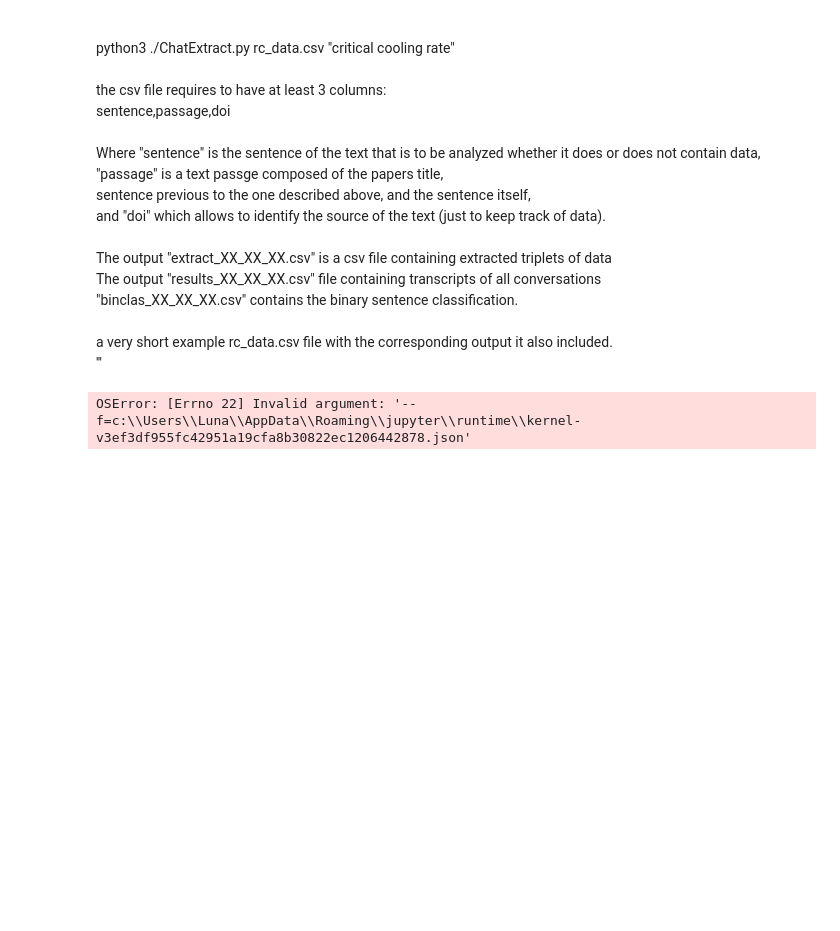
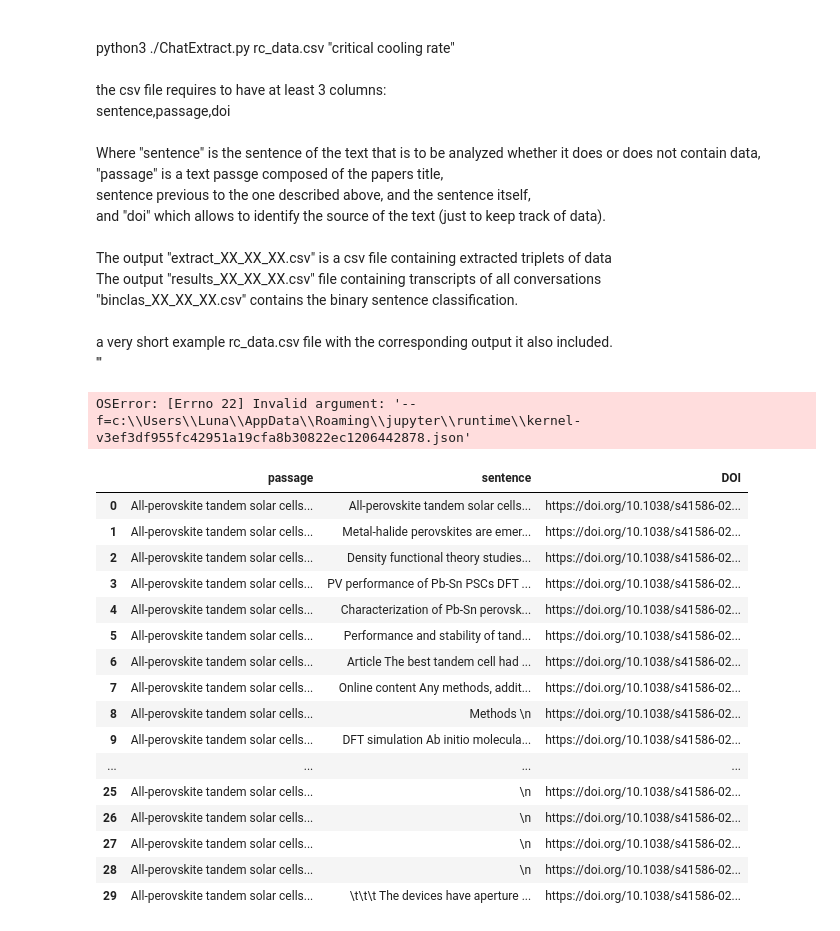
Before and after one commit to kanggunh/DSC180_B11_Q2, a Jupyter notebook: chatextract/ChatExtract.ipynb, the cells around one changed output. Drawn from its saved outputs; the diff is of its cells as text; code cells hidden in the pictures; blank space fills up the shorter version.

```diff
--- a/chatextract/ChatExtract.ipynb
+++ b/chatextract/ChatExtract.ipynb
@@ -224,3 +224,24 @@ for i in range(START,len(test_df)):
     print("GENERAL ERROR, ignoring and proceeding to next line",e)
 # %% [output]
 OSError: [Errno 22] Invalid argument: '--f=c:\\Users\\Luna\\AppData\\Roaming\\jupyter\\runtime\\kernel-v3ef3df955fc42951a19cfa8b30822ec1206442878.json'
+# %%
+paragraphs_df = pd.read_csv("rc_data_149Paragraph.csv")
+paragraphs_df
+# %% [output]
+|  | passage | sentence | DOI |
+| 0 | All-perovskite tandem solar cells... | All-perovskite tandem solar cells... | https://doi.org/10.1038/s41586-02... |
+| 1 | All-perovskite tandem solar cells... | Metal-halide perovskites are emer... | https://doi.org/10.1038/s41586-02... |
+| 2 | All-perovskite tandem solar cells... | Density functional theory studies... | https://doi.org/10.1038/s41586-02... |
+| 3 | All-perovskite tandem solar cells... | PV performance of Pb-Sn PSCs DFT ... | https://doi.org/10.1038/s41586-02... |
+| 4 | All-perovskite tandem solar cells... | Characterization of Pb-Sn perovsk... | https://doi.org/10.1038/s41586-02... |
+| 5 | All-perovskite tandem solar cells... | Performance and stability of tand... | https://doi.org/10.1038/s41586-02... |
+| 6 | All-perovskite tandem solar cells... | Article The best tandem cell had ... | https://doi.org/10.1038/s41586-02... |
+| 7 | All-perovskite tandem solar cells... | Online content Any methods, addit... | https://doi.org/10.1038/s41586-02... |
+| 8 | All-perovskite tandem solar cells... | Methods \n | https://doi.org/10.1038/s41586-02... |
+| 9 | All-perovskite tandem solar cells... | DFT simulation Ab initio molecula... | https://doi.org/10.1038/s41586-02... |
+| ... | ... | ... | ... |
+| 25 | All-perovskite tandem solar cells... | \n | https://doi.org/10.1038/s41586-02... |
+| 26 | All-perovskite tandem solar cells... | \n | https://doi.org/10.1038/s41586-02... |
+| 27 | All-perovskite tandem solar cells... | \n | https://doi.org/10.1038/s41586-02... |
+| 28 | All-perovskite tandem solar cells... | \n | https://doi.org/10.1038/s41586-02... |
+| 29 | All-perovskite tandem solar cells... | \t\t\t The devices have aperture ... | https://doi.org/10.1038/s41586-02... |
```
Also changed, not shown: 23 other files.
